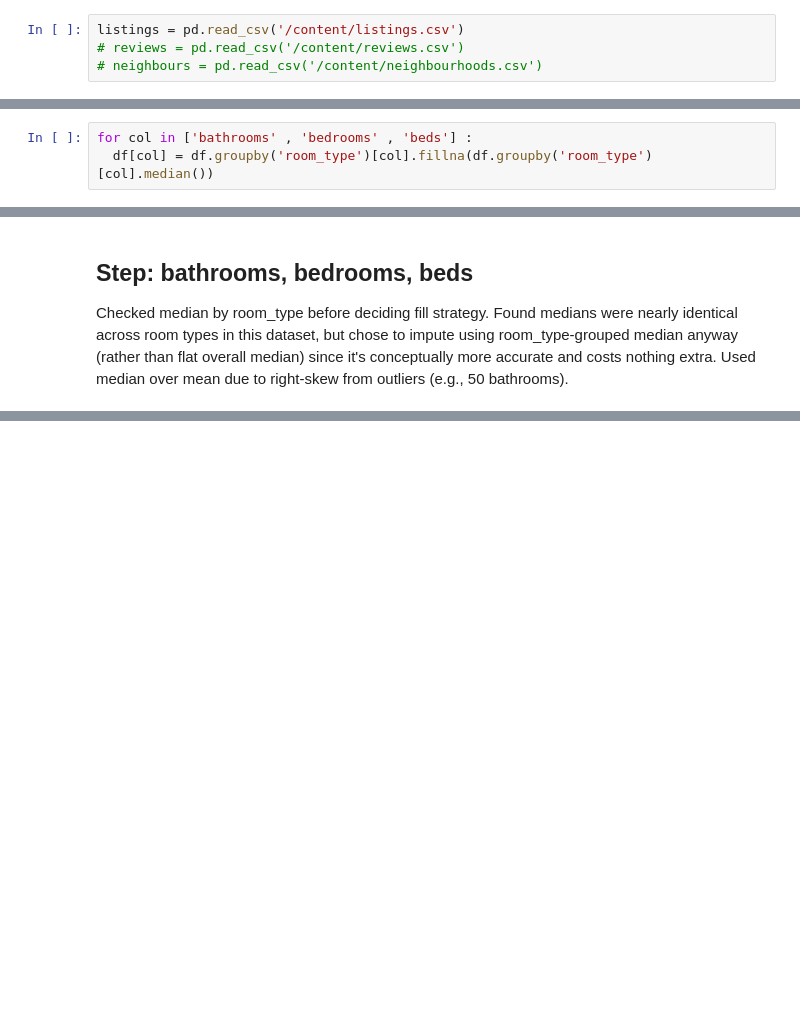
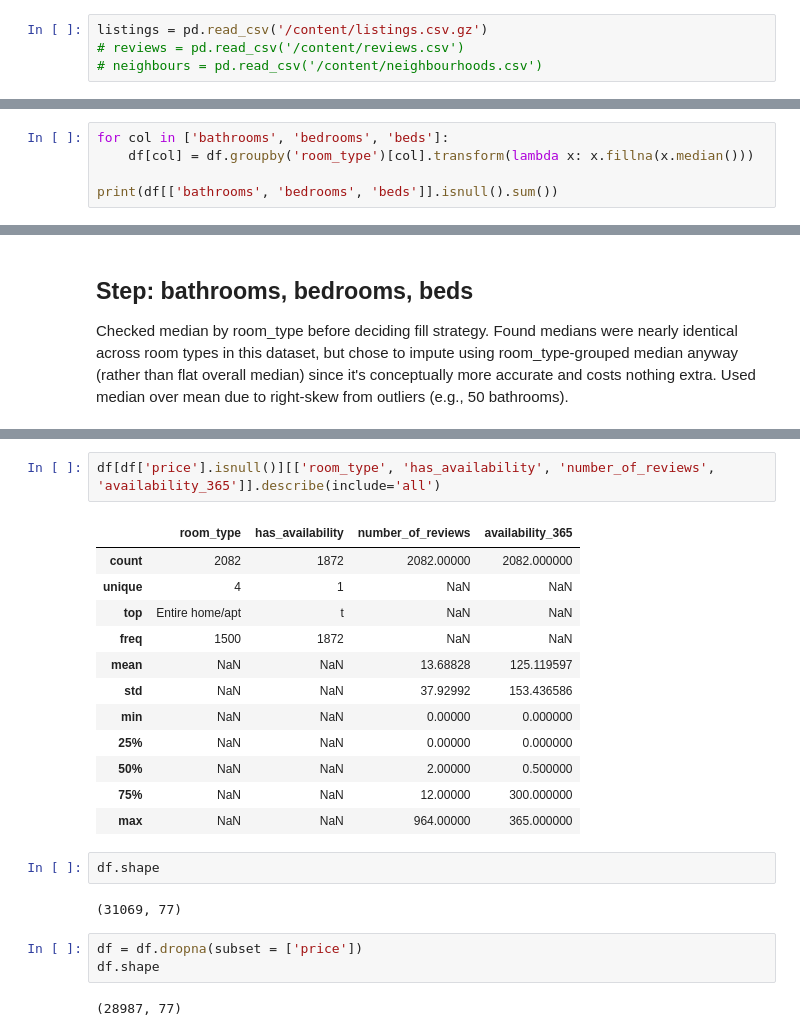
Before and after one commit to Major5846D/airbnb-eda, a Jupyter notebook: PROJECT_1.ipynb, the cells around one changed output, grey strips where cells are left out. Drawn from its saved outputs; the diff is of its cells as text; blank space fills up the shorter version.

```diff
--- a/PROJECT_1.ipynb
+++ b/PROJECT_1.ipynb
@@ -3,7 +3,7 @@
 # %%
 import pandas as pd
 # %%
-listings = pd.read_csv('/content/listings.csv')
+listings = pd.read_csv('/content/listings.csv.gz')
 # reviews = pd.read_csv('/content/reviews.csv')
 # neighbours = pd.read_csv('/content/neighbourhoods.csv')
 # %%
@@ -329,5 +346,7 @@ df.groupby('room_type')[['bathrooms' , 'bedrooms' , 'beds']].median()
 | Private room | 1.0 | 1.0 | 1.0 |
 | Shared room | 1.0 | 1.0 | 2.0 |
 # %%
-for col in ['bathrooms' , 'bedrooms' , 'beds'] :
-  df[col] = df.groupby('room_type')[col].fillna(df.groupby('room_type')[col].median())
+for col in ['bathrooms', 'bedrooms', 'beds']:
+    df[col] = df.groupby('room_type')[col].transform(lambda x: x.fillna(x.median()))
+
+print(df[['bathrooms', 'bedrooms', 'beds']].isnull().sum())
@@ -379,0 +461,24 @@ Used median over mean due to right-skew from outliers (e.g., 50 bathrooms).
+# %%
+df[df['price'].isnull()][['room_type', 'has_availability', 'number_of_reviews', 'availability_365']].describe(include='all')
+# %% [output]
+|  | room_type | has_availability | number_of_reviews | availability_365 |
+| count | 2082 | 1872 | 2082.00000 | 2082.000000 |
+| unique | 4 | 1 | NaN | NaN |
+| top | Entire home/apt | t | NaN | NaN |
+| freq | 1500 | 1872 | NaN | NaN |
+| mean | NaN | NaN | 13.68828 | 125.119597 |
+| std | NaN | NaN | 37.92992 | 153.436586 |
+| min | NaN | NaN | 0.00000 | 0.000000 |
+| 25% | NaN | NaN | 0.00000 | 0.000000 |
+| 50% | NaN | NaN | 2.00000 | 0.500000 |
+| 75% | NaN | NaN | 12.00000 | 300.000000 |
+| max | NaN | NaN | 964.00000 | 365.000000 |
+# %%
+df.shape
+# %% [output]
+(31069, 77)
+# %%
+df = df.dropna(subset = ['price'])
+df.shape
+# %% [output]
+(28987, 77)
```
Also changed, not shown: parts of 24 cells of this notebook.
